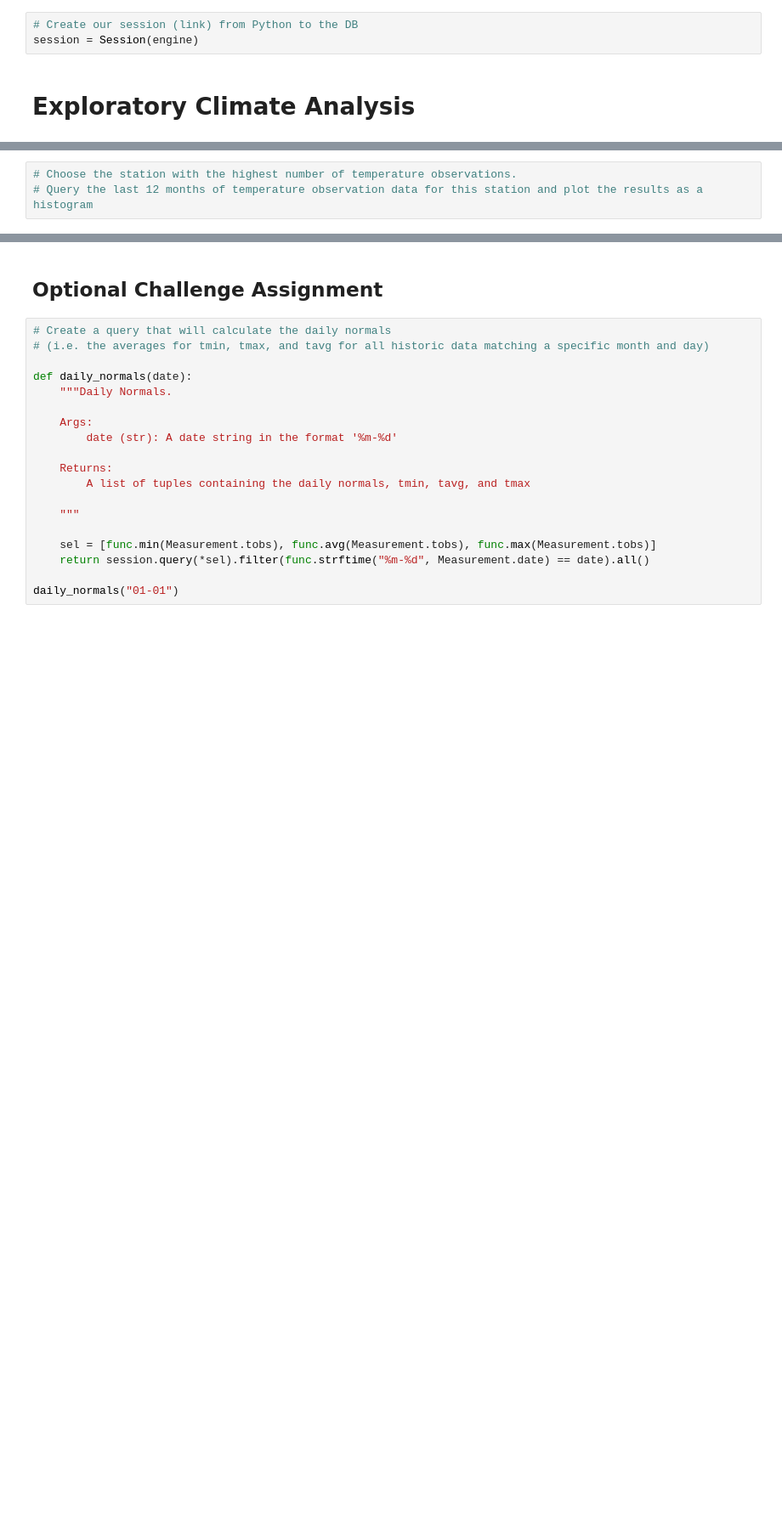
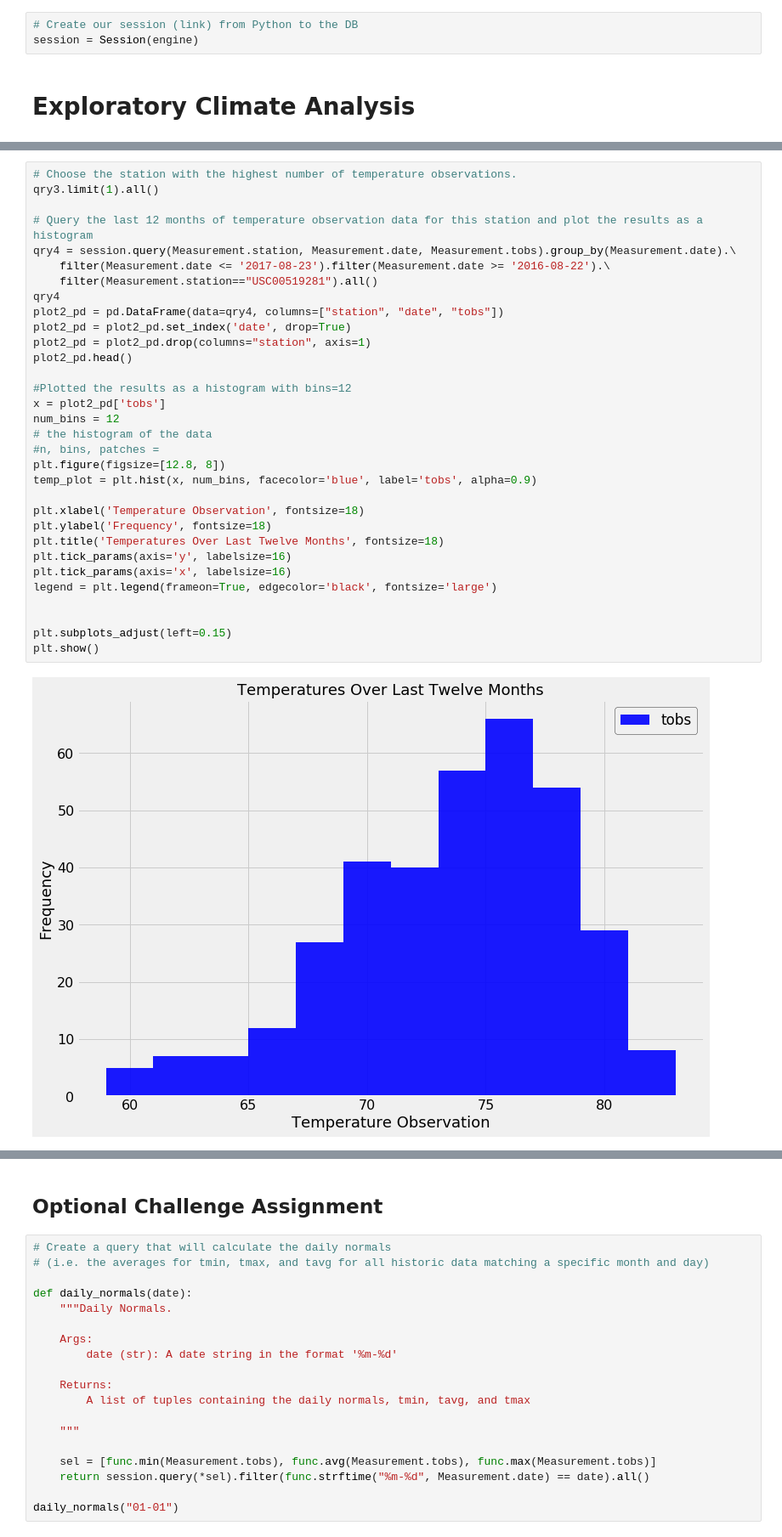
Before and after one commit to thphan12/HW-10, a Jupyter notebook: HW10.ipynb, the cells around one changed output, grey strips where cells are left out. Shown at 85% size. Cells and saved outputs as stored; diff of their text form; blank space fills up the shorter version.

```diff
--- a/HW10.ipynb
+++ b/HW10.ipynb
@@ -96,6 +114,37 @@ Name: station, dtype: int64
-# %%
-# Choose the station with the highest number of temperature observations.
-# Query the last 12 months of temperature observation data for this station and plot the results as a histogram
+# %%
+# Choose the station with the highest number of temperature observations.
+qry3.limit(1).all()
+
+# Query the last 12 months of temperature observation data for this station and plot the results as a histogram
+qry4 = session.query(Measurement.station, Measurement.date, Measurement.tobs).group_by(Measurement.date).\
+    filter(Measurement.date <= '2017-08-23').filter(Measurement.date >= '2016-08-22').\
+    filter(Measurement.station=="USC00519281").all()
+qry4
+plot2_pd = pd.DataFrame(data=qry4, columns=["station", "date", "tobs"])
+plot2_pd = plot2_pd.set_index('date', drop=True)
+plot2_pd = plot2_pd.drop(columns="station", axis=1)
+plot2_pd.head()
+
+#Plotted the results as a histogram with bins=12
+x = plot2_pd['tobs']
+num_bins = 12
+# the histogram of the data
+#n, bins, patches =
+plt.figure(figsize=[12.8, 8])
+temp_plot = plt.hist(x, num_bins, facecolor='blue', label='tobs', alpha=0.9)
+
+plt.xlabel('Temperature Observation', fontsize=18)
+plt.ylabel('Frequency', fontsize=18)
+plt.title('Temperatures Over Last Twelve Months', fontsize=18)
+plt.tick_params(axis='y', labelsize=16)
+plt.tick_params(axis='x', labelsize=16)
+legend = plt.legend(frameon=True, edgecolor='black', fontsize='large')
+
+
+plt.subplots_adjust(left=0.15)
+plt.show()
+# %% [output]
+[figure, added]
 # %% [markdown]
 ![precipitation](Images/station-histogram.png)
 # %%
```
Also changed, not shown: parts of 11 cells of this notebook.
